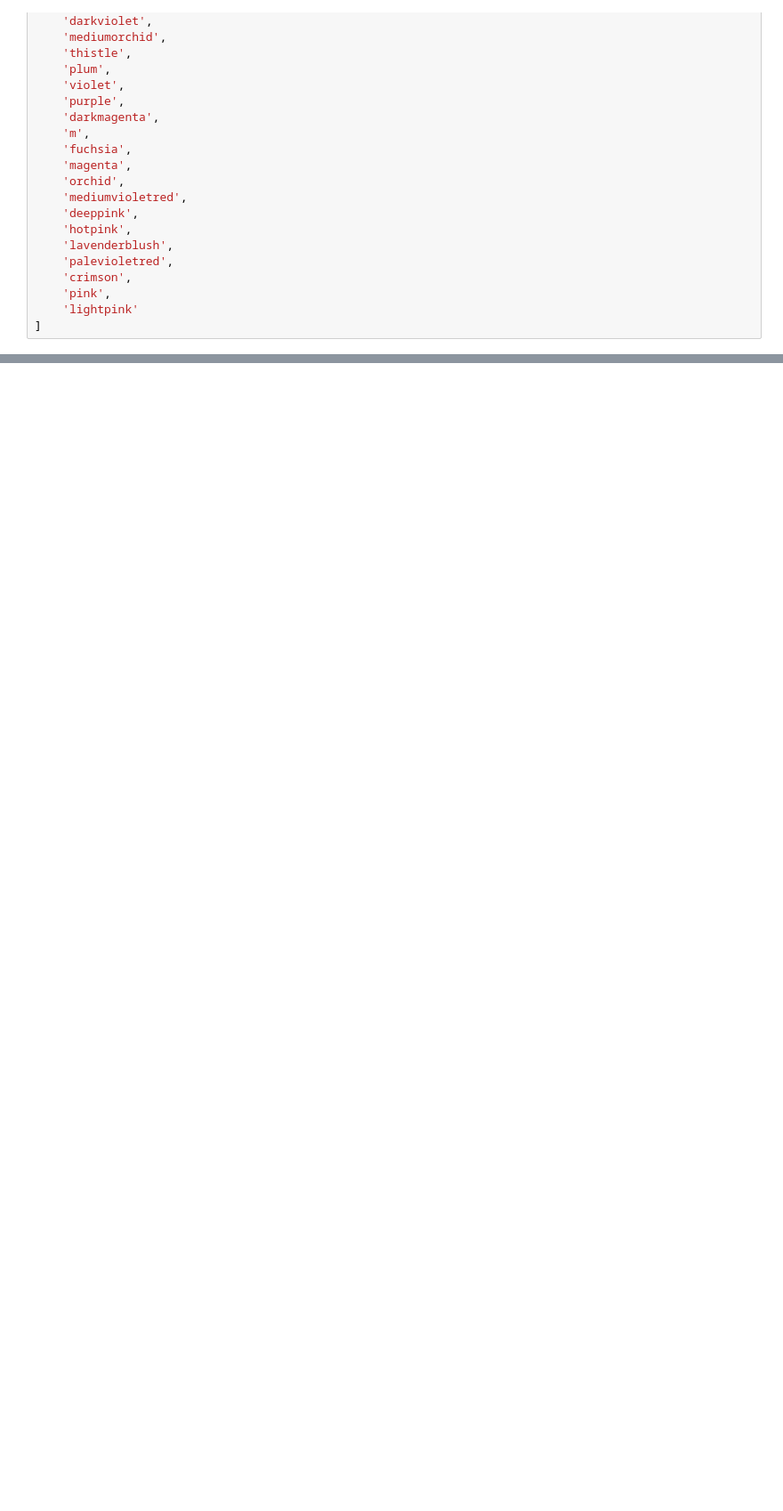
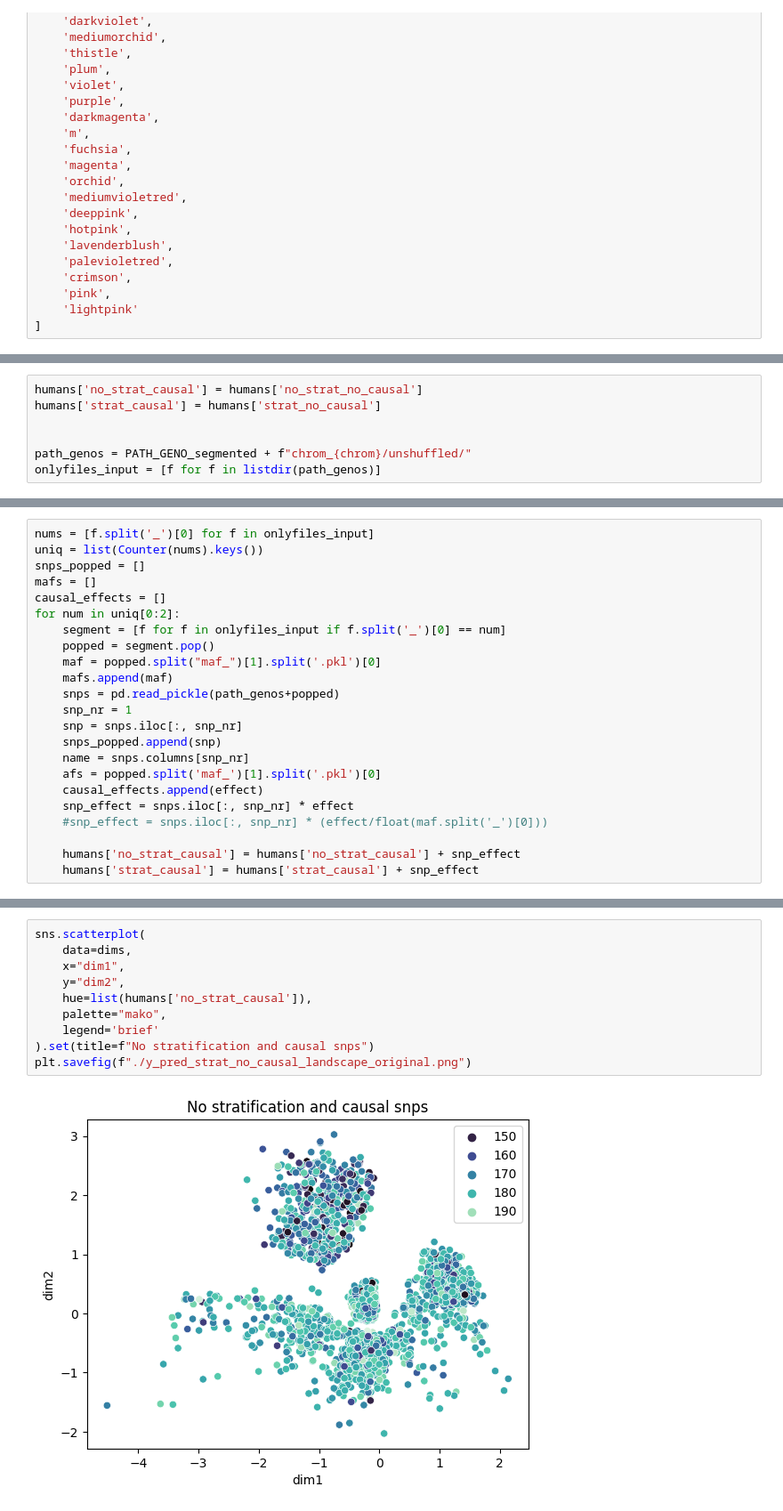
Before and after one commit to mat2m10/gwas_testing, a Jupyter notebook: classical_gwas.ipynb, the cells around one changed output, grey strips where cells are left out. Shown at 89% size. Cells and saved outputs as stored; diff of their text form; blank space fills up the shorter version.

```diff
--- a/classical_gwas.ipynb
+++ b/classical_gwas.ipynb
@@ -190,0 +316,7 @@ ModuleNotFoundError: No module named 'matplotlib'
+# %%
+humans['no_strat_causal'] = humans['no_strat_no_causal']
+humans['strat_causal'] = humans['strat_no_causal']
+
+
+path_genos = PATH_GENO_segmented + f"chrom_{chrom}/unshuffled/"
+onlyfiles_input = [f for f in listdir(path_genos)]
@@ -190,0 +327,23 @@ ModuleNotFoundError: No module named 'matplotlib'
+# %%
+nums = [f.split('_')[0] for f in onlyfiles_input]
+uniq = list(Counter(nums).keys())
+snps_popped = []
+mafs = []
+causal_effects = []
+for num in uniq[0:2]:
+    segment = [f for f in onlyfiles_input if f.split('_')[0] == num]
+    popped = segment.pop()
+    maf = popped.split("maf_")[1].split('.pkl')[0]
+    mafs.append(maf)
+    snps = pd.read_pickle(path_genos+popped)
+    snp_nr = 1
+    snp = snps.iloc[:, snp_nr]
+    snps_popped.append(snp)
+    name = snps.columns[snp_nr]
+    afs = popped.split('maf_')[1].split('.pkl')[0]
+    causal_effects.append(effect)
+    snp_effect = snps.iloc[:, snp_nr] * effect
+    #snp_effect = snps.iloc[:, snp_nr] * (effect/float(maf.split('_')[0]))
+
+    humans['no_strat_causal'] = humans['no_strat_causal'] + snp_effect
+    humans['strat_causal'] = humans['strat_causal'] + snp_effect
@@ -190,0 +359,12 @@ ModuleNotFoundError: No module named 'matplotlib'
+# %%
+sns.scatterplot(
+    data=dims,
+    x="dim1",
+    y="dim2",
+    hue=list(humans['no_strat_causal']),
+    palette="mako",
+    legend='brief'
+).set(title=f"No stratification and causal snps")
+plt.savefig(f"./y_pred_strat_no_causal_landscape_original.png")
+# %% [output]
+[figure, added]
```
Also changed, not shown: parts of 10 cells of this notebook, 1 other file.
